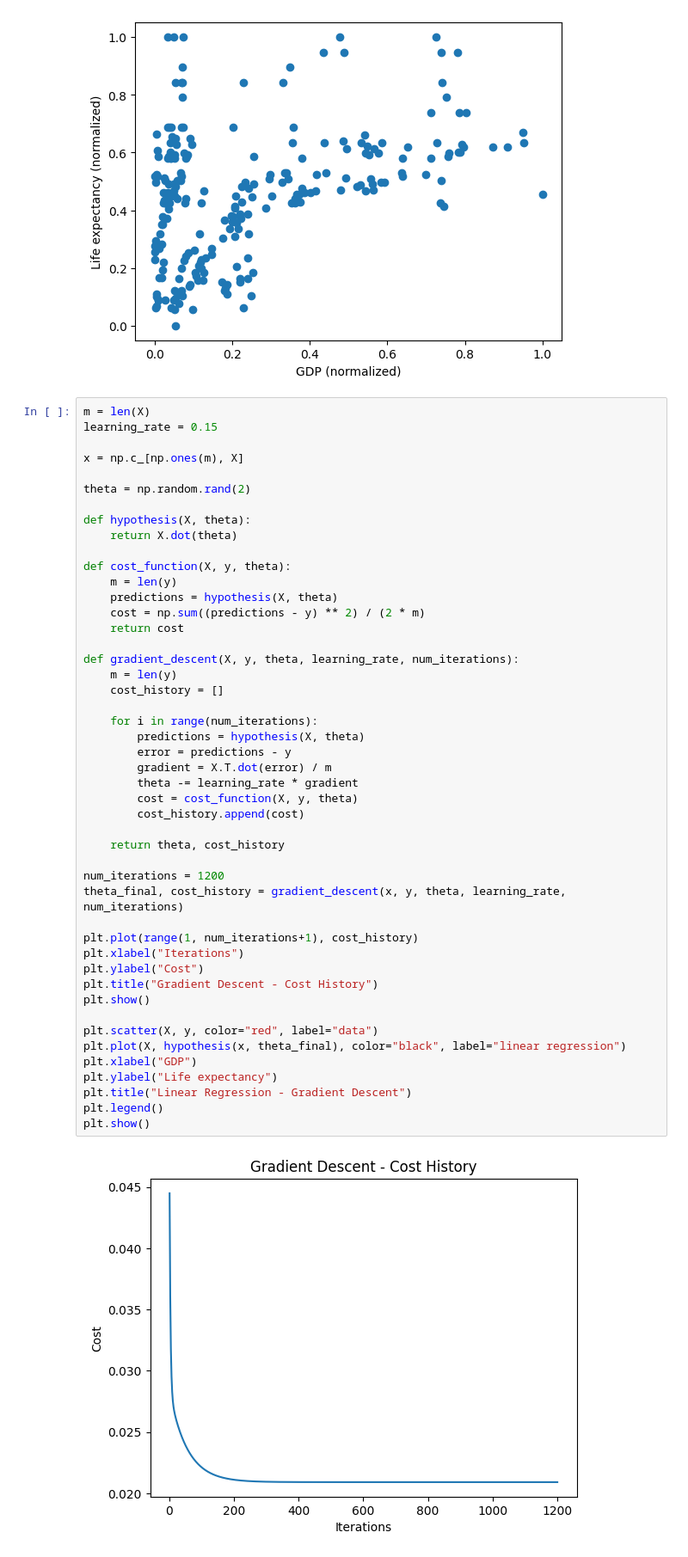
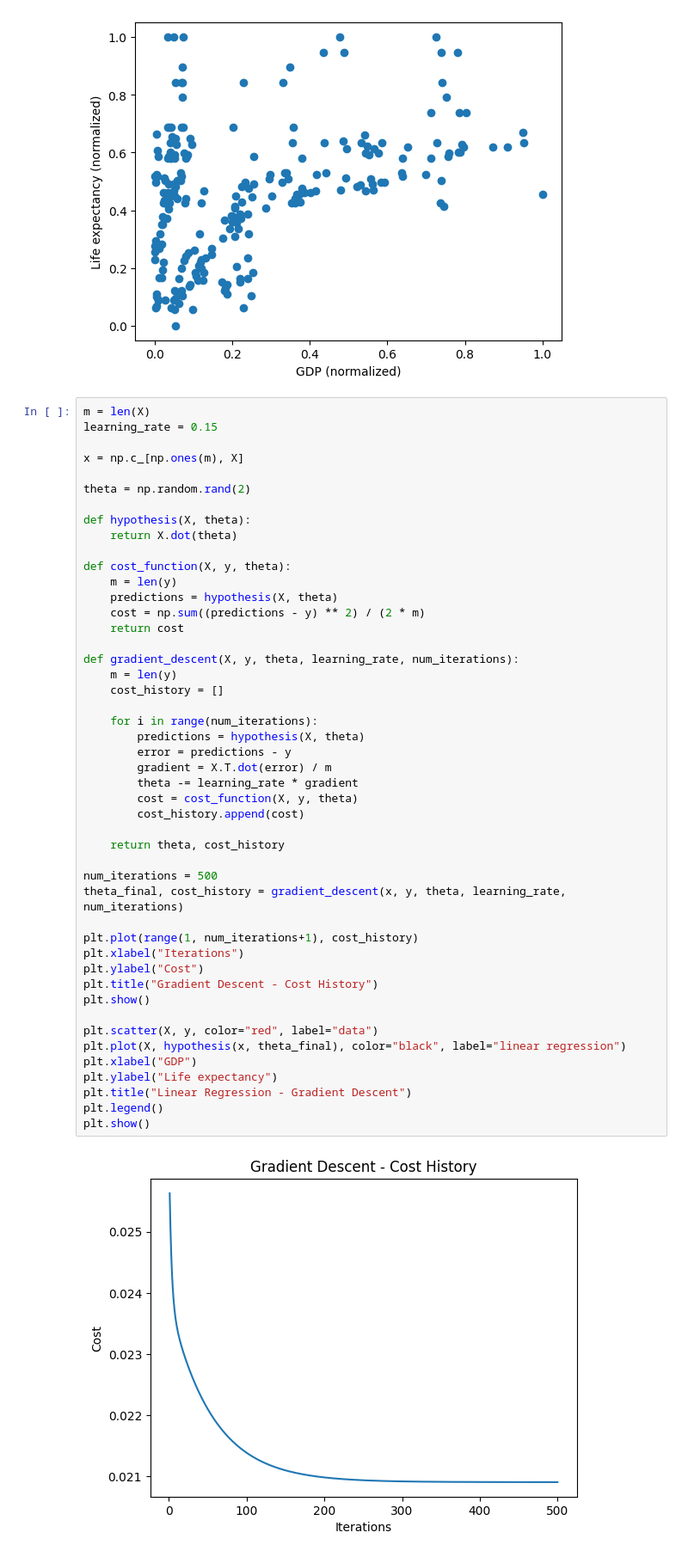
Before and after one commit to hoangminh303/do_an_cac_thuat_toan_toi_uu, a Jupyter notebook: GD_hqttdb.ipynb, the cells around one changed output. Shown: that part at 86% size. Drawn from its saved outputs; the diff is of its cells as text.

```diff
--- a/GD_hqttdb.ipynb
+++ b/GD_hqttdb.ipynb
@@ -90,35 +90,35 @@ def cost_function(X, y, theta):
 def gradient_descent(X, y, theta, learning_rate, num_iterations):
     m = len(y)
     cost_history = []
 
     for i in range(num_iterations):
         predictions = hypothesis(X, theta)
         error = predictions - y
         gradient = X.T.dot(error) / m
         theta -= learning_rate * gradient
         cost = cost_function(X, y, theta)
         cost_history.append(cost)
 
     return theta, cost_history
 
-num_iterations = 1200
+num_iterations = 500
 theta_final, cost_history = gradient_descent(x, y, theta, learning_rate, num_iterations)
 
 plt.plot(range(1, num_iterations+1), cost_history)
 plt.xlabel("Iterations")
 plt.ylabel("Cost")
 plt.title("Gradient Descent - Cost History")
 plt.show()
 
 plt.scatter(X, y, color="red", label="data")
 plt.plot(X, hypothesis(x, theta_final), color="black", label="linear regression")
 plt.xlabel("GDP")
 plt.ylabel("Life expectancy")
 plt.title("Linear Regression - Gradient Descent")
 plt.legend()
 plt.show()
 # %% [output]
-[figure, old version]
+[figure, new version]
 [figure]
 # %%
 theta_final
```
Also changed, not shown: parts of 1 cell of this notebook.
